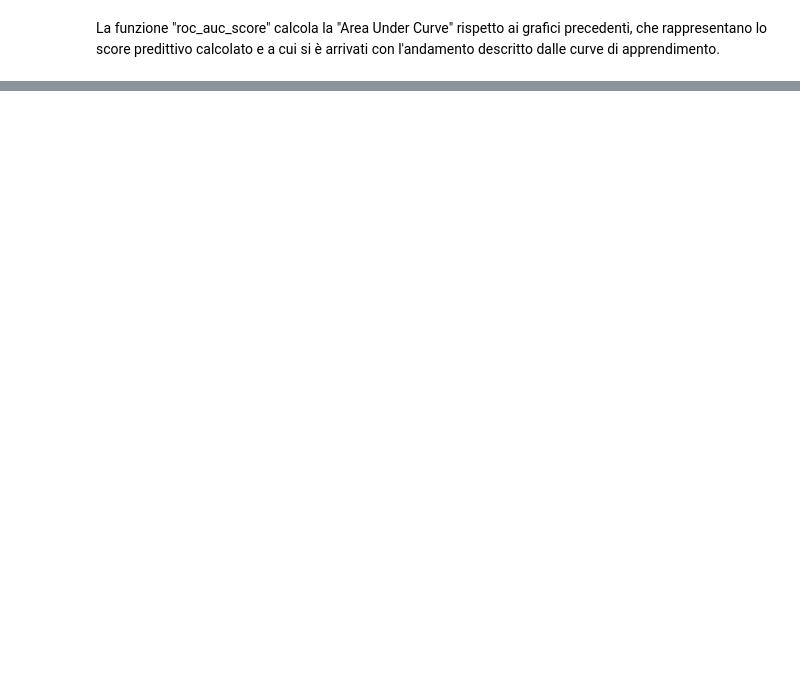
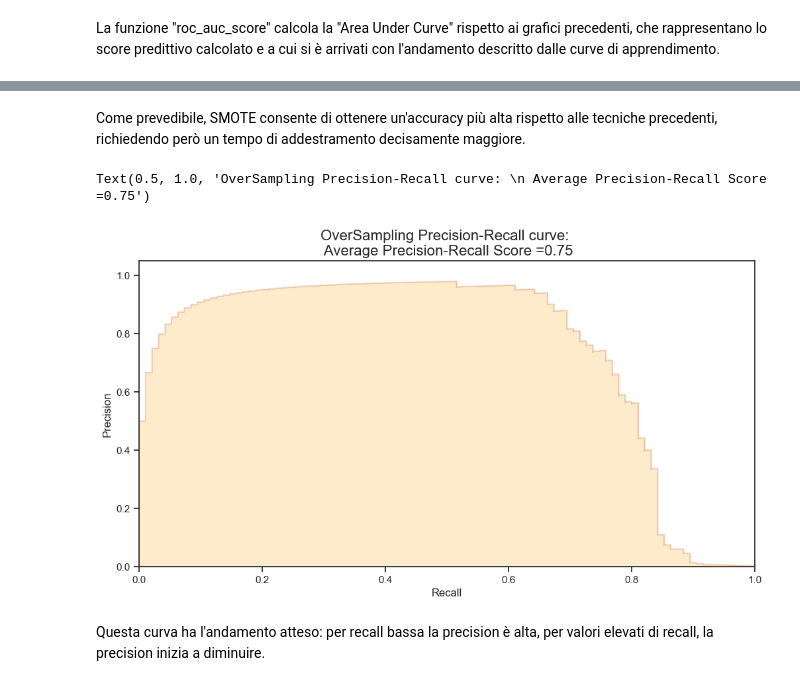
Before and after one commit to FrankDena/ProgettoML, a Jupyter notebook: progetto.ipynb, the cells around one changed output, grey strips where cells are left out. Drawn from its saved outputs; the diff is of its cells as text; code cells hidden in the pictures; blank space fills up the shorter version.

```diff
--- a/progetto.ipynb
+++ b/progetto.ipynb
@@ -1048,0 +1198,29 @@ La funzione "roc_auc_score" calcola la "Area Under Curve" rispetto ai grafici pr
+# %% [markdown]
+Come prevedibile, SMOTE consente di ottenere un'accuracy più alta rispetto alle tecniche precedenti, richiedendo però un tempo di addestramento decisamente maggiore.
+# %%
+from sklearn.metrics import average_precision_score
+
+y_score = best_est.decision_function(original_Xtest)
+
+average_precision = average_precision_score(original_ytest, y_score)
+
+fig = plt.figure(figsize=(12,6))
+
+precision, recall, _ = precision_recall_curve(original_ytest, y_score)
+
+plt.step(recall, precision, color='r', alpha=0.2,
+         where='post')
+plt.fill_between(recall, precision, step='post', alpha=0.2,
+                 color='#F59B00')
+
+plt.xlabel('Recall')
+plt.ylabel('Precision')
+plt.ylim([0.0, 1.05])
+plt.xlim([0.0, 1.0])
+plt.title('OverSampling Precision-Recall curve: \n Average Precision-Recall Score ={0:0.2f}'.format(
+          average_precision), fontsize=16)
+# %% [output]
+Text(0.5, 1.0, 'OverSampling Precision-Recall curve: \n Average Precision-Recall Score =0.75')
+[figure, added]
+# %% [markdown]
+Questa curva ha l'andamento atteso: per recall bassa la precision è alta, per valori elevati di recall, la precision inizia a diminuire.
```
Also changed, not shown: parts of 25 cells of this notebook.
